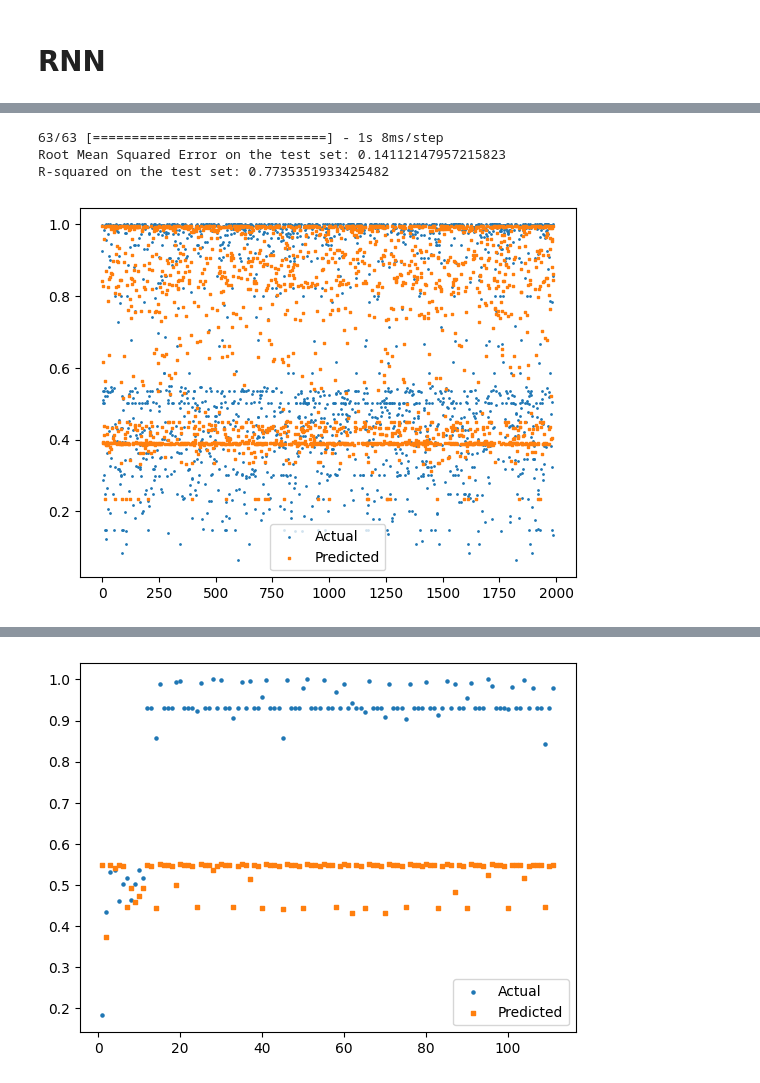
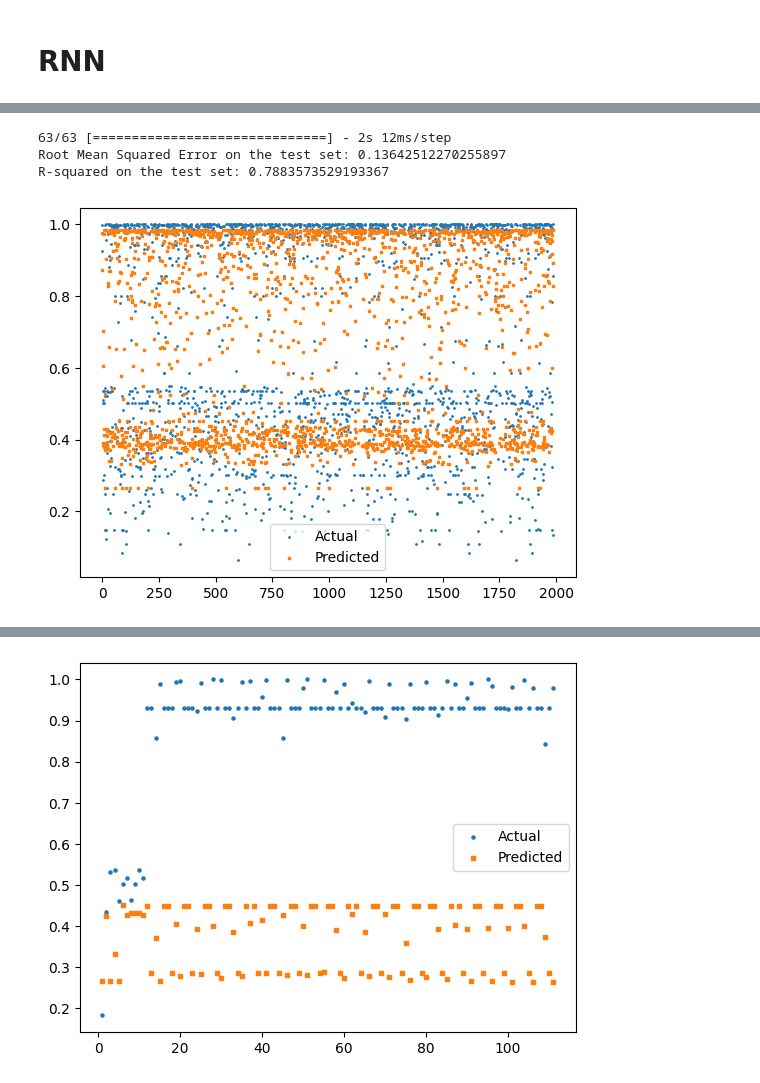
Before and after one commit to onekenoby/3AAI, a Jupyter notebook: SensorAnalysis/ML_Training/ML01/nn_classification_Este.ipynb, the cells around one changed output, grey strips where cells are left out. Cells and saved outputs as stored; diff of their text form; code cells hidden in the pictures.

```diff
--- a/SensorAnalysis/ML_Training/ML01/nn_classification_Este.ipynb
+++ b/SensorAnalysis/ML_Training/ML01/nn_classification_Este.ipynb
@@ -783,14 +788,26 @@ X_train, X_test, y_train, y_test = train_test_split(X, y, test_size=0.2, random_
 # %%
 model = Sequential()
-model.add(LSTM(units=256, return_sequences=True, input_shape=(X_train.shape[1], 1)))
+model.add(Conv1D(filters=64, kernel_size=3, activation='relu', input_shape=(X_train.shape[1], 1)))
+model.add(LSTM(units=256, return_sequences=True))
+model.add(Dropout(0.2))
+model.add(LSTM(units=256, return_sequences=True))
 model.add(LSTM(units=128))
 model.add(Dense(units=1, activation='sigmoid'))
+# %%
+# Custom learning rate schedule for RMSprop optimizer
+def lr_schedule(epoch, lr):
+    if epoch % 10 == 0 and epoch > 0:
+        return lr * 0.5  # decrease learning rate by 20% every 10 epochs
+    return lr
+
+custom_optimizer = RMSprop(learning_rate=0.0005)  # Adjust the learning rate
+lr_scheduler = LearningRateScheduler(lr_schedule)
 # %%
 from tensorflow.keras.optimizers import Adam
 
-model.compile(optimizer=Adam(learning_rate=0.0001), loss='mean_squared_error',metrics=['mae'])
+model.compile(optimizer=custom_optimizer, loss='mean_squared_error',metrics=['mae'])
 
 # Train the model
-model.fit(X_train, y_train, epochs=100, batch_size=32)
+history = model.fit(X_train, y_train, epochs=100, batch_size=32,callbacks=[lr_scheduler])
 # %% [output]
 Epoch 1/100
@@ -824,16 +840,16 @@ r2 = r2_score(y_test, predictions)
 print(f"Root Mean Squared Error on the test set: {rmse}")
 print(f"R-squared on the test set: {r2}")
 # %% [output]
-63/63 [==============================] - 1s 8ms/step
-Root Mean Squared Error on the test set: 0.14112147957215823
-R-squared on the test set: 0.7735351933425482
+63/63 [==============================] - 2s 12ms/step
+Root Mean Squared Error on the test set: 0.13642512270255897
+R-squared on the test set: 0.7883573529193367
 # %%
 plt.scatter( [n + 1 for n in range(len(y_test))], y_test,s = 1, marker = 'o', label = 'Actual')
 plt.scatter([n + 1 for n in range(len(predictions))],predictions,s = 1, marker = 's', label = 'Predicted')
 plt.legend()
 plt.show()
 # %% [output]
-[figure, old version]
+[figure, new version]
 # %%
 dfTest = pd.read_csv('postgres_validation_data.csv')
 # Split the rv column by comma into a list of Series
@@ -867,7 +883,7 @@ dfTest.drop(col_names, axis=1, inplace=True)
 new_data = dfTest.loc[:, 'mean':'var'].astype(float).values
 target_new_data = dfTest['ae']
 
-new_data = scaler.fit_transform(new_data)
+#new_data = scaler.fit_transform(new_data)
 
 new_data_predictions = model.predict(new_data)
 
@@ -880 +896 @@ plt.show()
-[figure, old version]
+[figure, new version]
```
Also changed, not shown: parts of 6 cells of this notebook.
